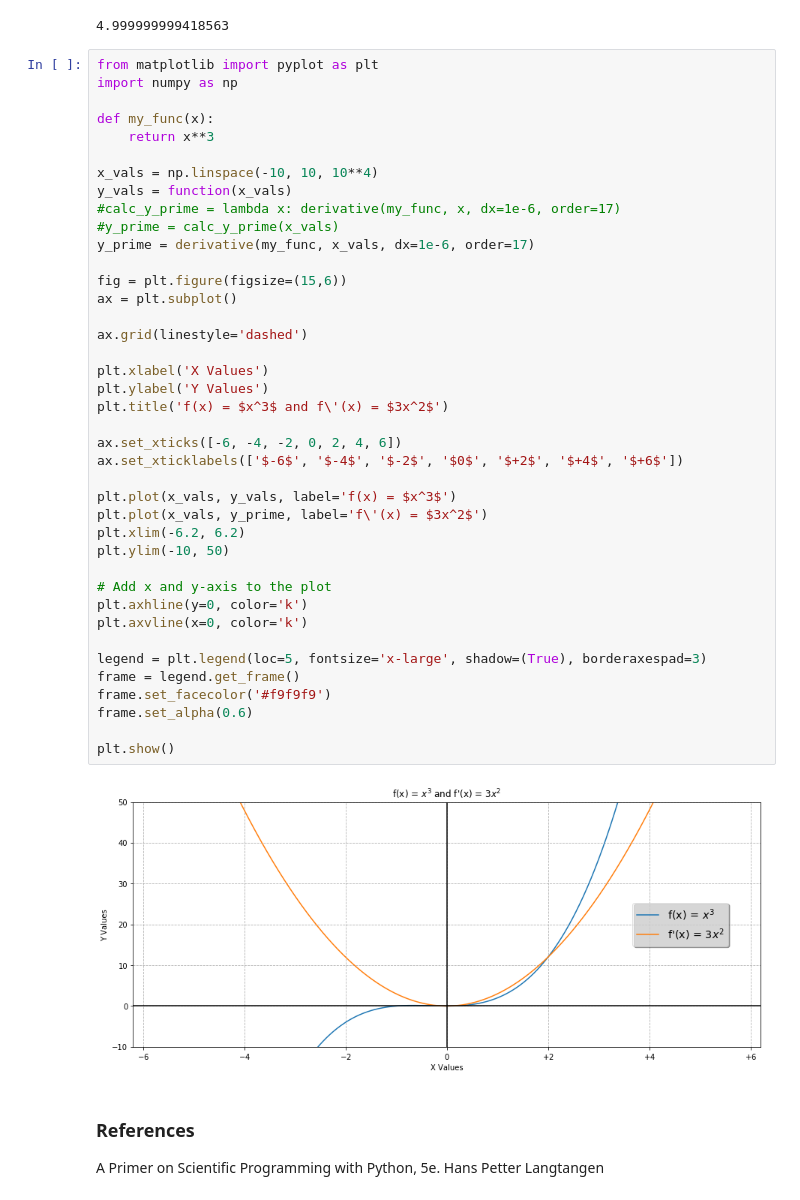
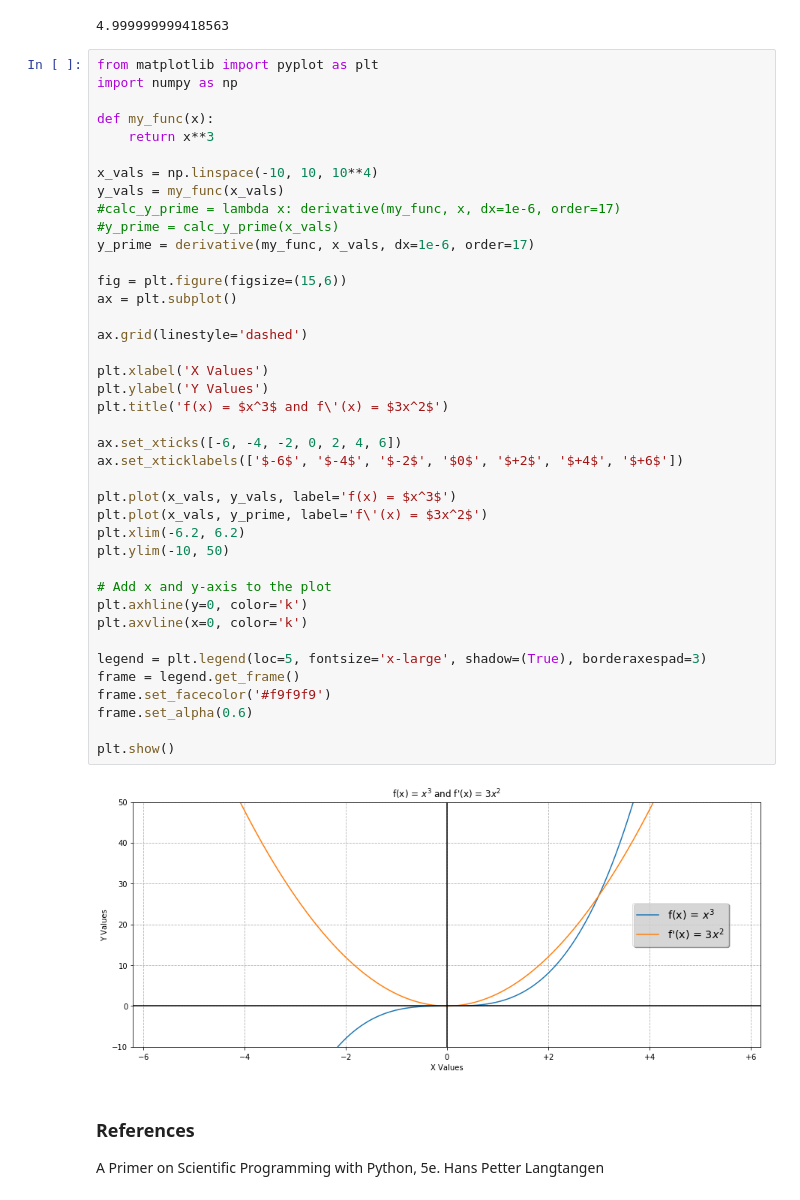
Before and after one commit to kennethsharman/PHYS_481, a Jupyter notebook: Reference/Differentiation.ipynb, the cells around one changed output. Cells and saved outputs as stored; diff of their text form.

Commit message:
Derivative plot

```diff
--- a/Reference/Differentiation.ipynb
+++ b/Reference/Differentiation.ipynb
@@ -165,40 +165,40 @@ def my_func(x):
     return x**3
 
 x_vals = np.linspace(-10, 10, 10**4)
-y_vals = function(x_vals)
+y_vals = my_func(x_vals)
 #calc_y_prime = lambda x: derivative(my_func, x, dx=1e-6, order=17)
 #y_prime = calc_y_prime(x_vals)
 y_prime = derivative(my_func, x_vals, dx=1e-6, order=17)
 
 fig = plt.figure(figsize=(15,6))
 ax = plt.subplot()
 
 ax.grid(linestyle='dashed')
 
 plt.xlabel('X Values')
 plt.ylabel('Y Values')
 plt.title('f(x) = $x^3$ and f\'(x) = $3x^2$')
 
 ax.set_xticks([-6, -4, -2, 0, 2, 4, 6])
 ax.set_xticklabels(['$-6$', '$-4$', '$-2$', '$0$', '$+2$', '$+4$', '$+6$'])
 
 plt.plot(x_vals, y_vals, label='f(x) = $x^3$')
 plt.plot(x_vals, y_prime, label='f\'(x) = $3x^2$')
 plt.xlim(-6.2, 6.2)
 plt.ylim(-10, 50)
 
 # Add x and y-axis to the plot
 plt.axhline(y=0, color='k')
 plt.axvline(x=0, color='k')
 
 legend = plt.legend(loc=5, fontsize='x-large', shadow=(True), borderaxespad=3)
 frame = legend.get_frame()
 frame.set_facecolor('#f9f9f9')
 frame.set_alpha(0.6)
 
 plt.show()
 # %% [output]
-[figure, old version]
+[figure, new version]
 # %% [markdown]
 ### References
 
```
